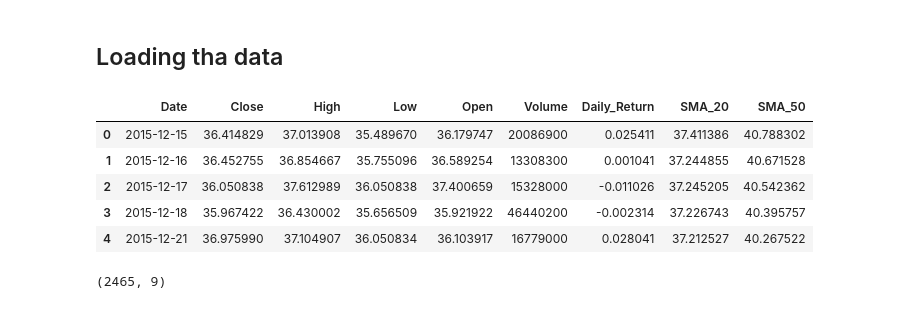
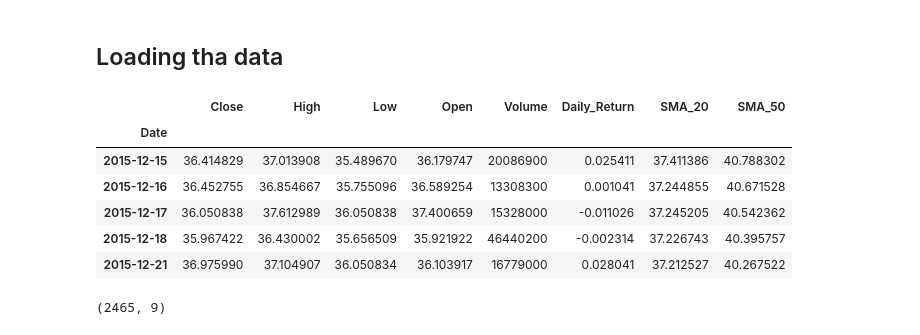
Before and after one commit to Kpranav-Kp/QCOM-stock-eda, a Jupyter notebook: notebooks/QCOM_stock_eda.ipynb, the cells around one changed output. Drawn from its saved outputs; the diff is of its cells as text; code cells hidden in the pictures.

```diff
--- a/notebooks/QCOM_stock_eda.ipynb
+++ b/notebooks/QCOM_stock_eda.ipynb
@@ -9,14 +29,17 @@ import seaborn as sns
 ## Loading tha data
 # %%
 df=pd.read_csv("/content/QCOM_stock.csv")
+df['Date'] = pd.to_datetime(df['Date'])
+df = df.set_index('Date')
 df.head()
 # %% [output]
-|  | Date | Close | High | Low | Open | Volume | Daily_Return | SMA_20 | SMA_50 |
-| 0 | 2015-12-15 | 36.414829 | 37.013908 | 35.489670 | 36.179747 | 20086900 | 0.025411 | 37.411386 | 40.788302 |
-| 1 | 2015-12-16 | 36.452755 | 36.854667 | 35.755096 | 36.589254 | 13308300 | 0.001041 | 37.244855 | 40.671528 |
-| 2 | 2015-12-17 | 36.050838 | 37.612989 | 36.050838 | 37.400659 | 15328000 | -0.011026 | 37.245205 | 40.542362 |
-| 3 | 2015-12-18 | 35.967422 | 36.430002 | 35.656509 | 35.921922 | 46440200 | -0.002314 | 37.226743 | 40.395757 |
-| 4 | 2015-12-21 | 36.975990 | 37.104907 | 36.050834 | 36.103917 | 16779000 | 0.028041 | 37.212527 | 40.267522 |
+|  | Close | High | Low | Open | Volume | Daily_Return | SMA_20 | SMA_50 |
+| Date |  |  |  |  |  |  |  |  |
+| 2015-12-15 | 36.414829 | 37.013908 | 35.489670 | 36.179747 | 20086900 | 0.025411 | 37.411386 | 40.788302 |
+| 2015-12-16 | 36.452755 | 36.854667 | 35.755096 | 36.589254 | 13308300 | 0.001041 | 37.244855 | 40.671528 |
+| 2015-12-17 | 36.050838 | 37.612989 | 36.050838 | 37.400659 | 15328000 | -0.011026 | 37.245205 | 40.542362 |
+| 2015-12-18 | 35.967422 | 36.430002 | 35.656509 | 35.921922 | 46440200 | -0.002314 | 37.226743 | 40.395757 |
+| 2015-12-21 | 36.975990 | 37.104907 | 36.050834 | 36.103917 | 16779000 | 0.028041 | 37.212527 | 40.267522 |
 # %%
 df.shape
 # %% [output]
```
Also changed, not shown: parts of 26 cells of this notebook.
